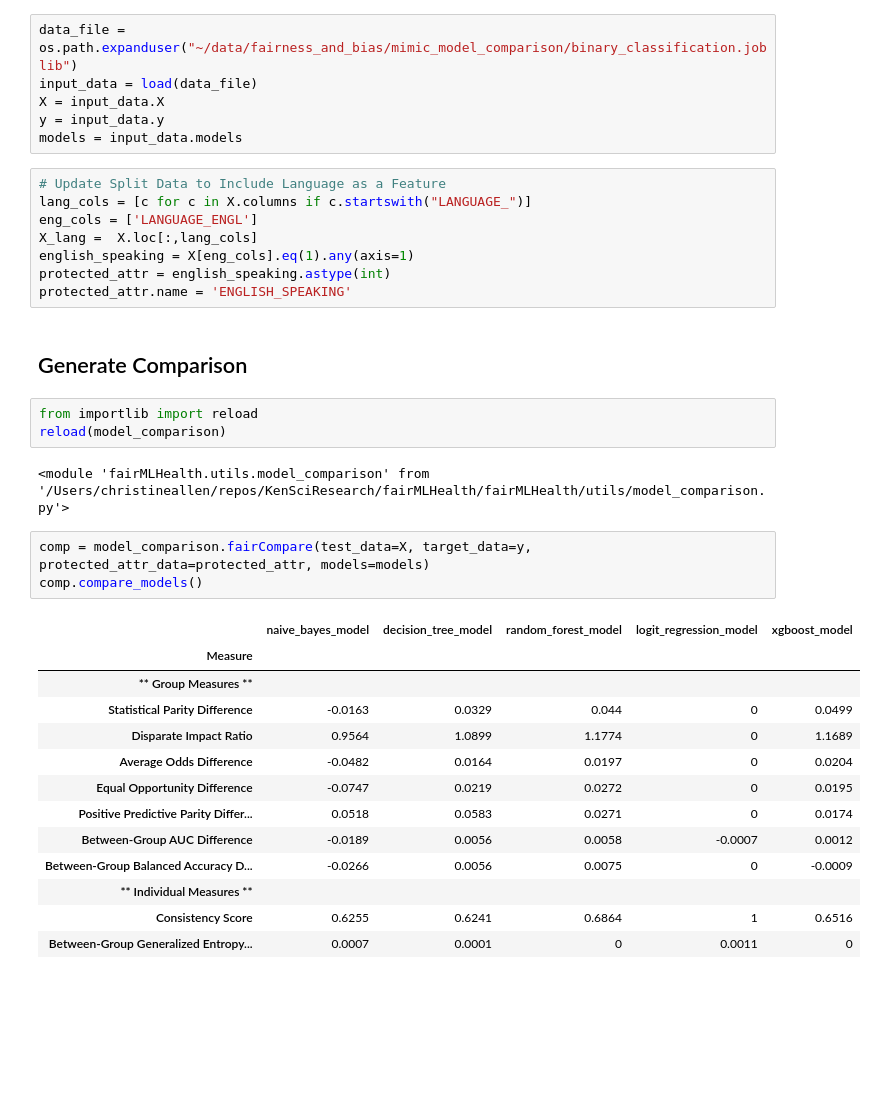
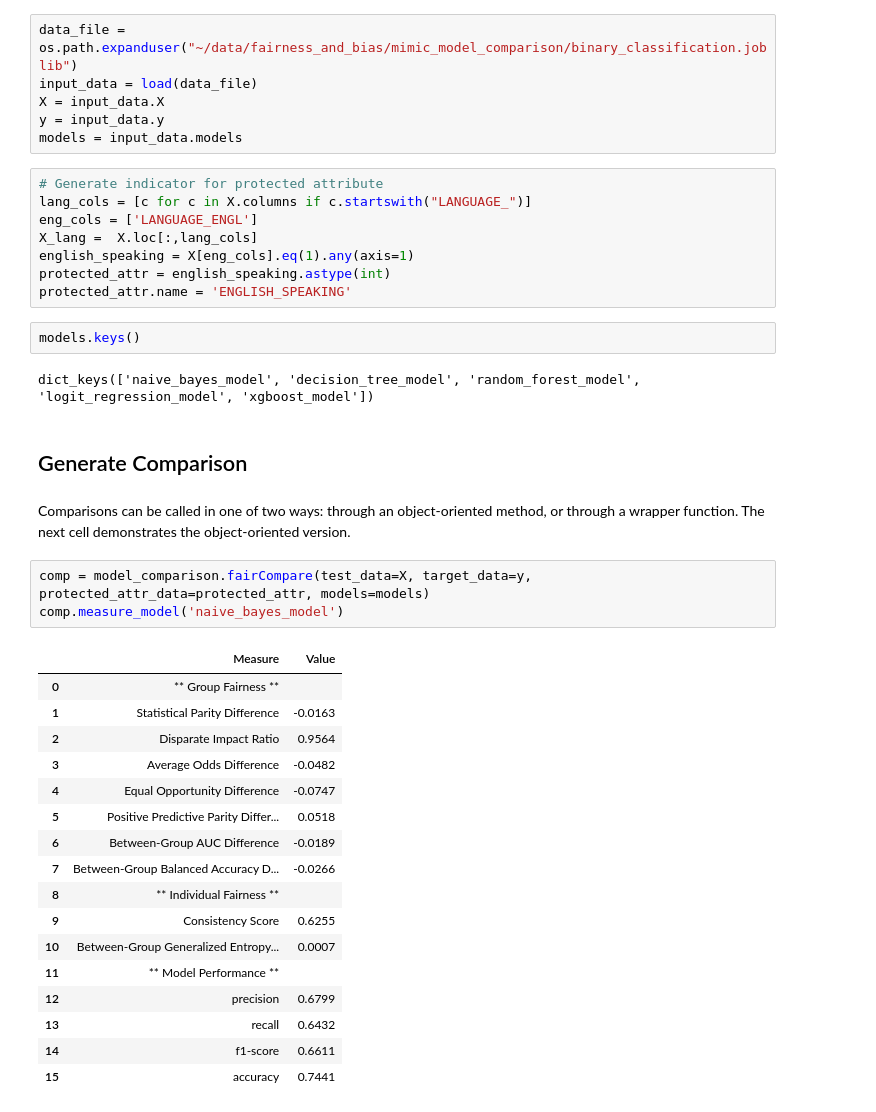
Before and after one commit to KenSciResearch/fairMLHealth, a Jupyter notebook: fairMLHealth/Binary Classification Fairness Template.ipynb, the cells around one changed output. Cells and saved outputs as stored; diff of their text form; blank space fills up the shorter version.

```diff
--- a/fairMLHealth/Binary Classification Fairness Template.ipynb
+++ b/fairMLHealth/Binary Classification Fairness Template.ipynb
@@ -21,34 +24,39 @@ X = input_data.X
 y = input_data.y
 models = input_data.models
 # %%
-# Update Split Data to Include Language as a Feature
+# Generate indicator for protected attribute
 lang_cols = [c for c in X.columns if c.startswith("LANGUAGE_")]
 eng_cols = ['LANGUAGE_ENGL']
 X_lang =  X.loc[:,lang_cols]
 english_speaking = X[eng_cols].eq(1).any(axis=1)
 protected_attr = english_speaking.astype(int)
 protected_attr.name = 'ENGLISH_SPEAKING'
+# %%
+models.keys()
+# %% [output]
+dict_keys(['naive_bayes_model', 'decision_tree_model', 'random_forest_model', 'logit_regression_model', 'xgboost_model'])
 # %% [markdown]
 ## Generate Comparison
-# %%
-from importlib import reload
-reload(model_comparison)
-# %% [output]
-<module 'fairMLHealth.utils.model_comparison' from '/Users/christineallen/repos/KenSciResearch/fairMLHealth/fairMLHealth/utils/model_comparison.py'>
+# %% [markdown]
+Comparisons can be called in one of two ways: through an object-oriented method, or through a wrapper function. The next cell demonstrates the object-oriented version.
 # %%
 comp = model_comparison.fairCompare(test_data=X, target_data=y, protected_attr_data=protected_attr, models=models)
-comp.compare_models()
+comp.measure_model('naive_bayes_model')
 # %% [output]
-|  | naive_bayes_model | decision_tree_model | random_forest_model | logit_regression_model | xgboost_model |
-| Measure |  |  |  |  |  |
-| ** Group Measures ** |  |  |  |  |  |
-| Statistical Parity Difference | -0.0163 | 0.0329 | 0.044 | 0 | 0.0499 |
-| Disparate Impact Ratio | 0.9564 | 1.0899 | 1.1774 | 0 | 1.1689 |
-| Average Odds Difference | -0.0482 | 0.0164 | 0.0197 | 0 | 0.0204 |
-| Equal Opportunity Difference | -0.0747 | 0.0219 | 0.0272 | 0 | 0.0195 |
-| Positive Predictive Parity Differ... | 0.0518 | 0.0583 | 0.0271 | 0 | 0.0174 |
-| Between-Group AUC Difference | -0.0189 | 0.0056 | 0.0058 | -0.0007 | 0.0012 |
-| Between-Group Balanced Accuracy D... | -0.0266 | 0.0056 | 0.0075 | 0 | -0.0009 |
-| ** Individual Measures ** |  |  |  |  |  |
-| Consistency Score | 0.6255 | 0.6241 | 0.6864 | 1 | 0.6516 |
-| Between-Group Generalized Entropy... | 0.0007 | 0.0001 | 0 | 0.0011 | 0 |
+|  | Measure | Value |
+| 0 | ** Group Fairness ** |  |
+| 1 | Statistical Parity Difference | -0.0163 |
+| 2 | Disparate Impact Ratio | 0.9564 |
+| 3 | Average Odds Difference | -0.0482 |
+| 4 | Equal Opportunity Difference | -0.0747 |
+| 5 | Positive Predictive Parity Differ... | 0.0518 |
+| 6 | Between-Group AUC Difference | -0.0189 |
+| 7 | Between-Group Balanced Accuracy D... | -0.0266 |
+| 8 | ** Individual Fairness ** |  |
+| 9 | Consistency Score | 0.6255 |
+| 10 | Between-Group Generalized Entropy... | 0.0007 |
+| 11 | ** Model Performance ** |  |
+| 12 | precision | 0.6799 |
+| 13 | recall | 0.6432 |
+| 14 | f1-score | 0.6611 |
+| 15 | accuracy | 0.7441 |
```
Also changed, not shown: parts of 8 cells of this notebook, 5 other files.
